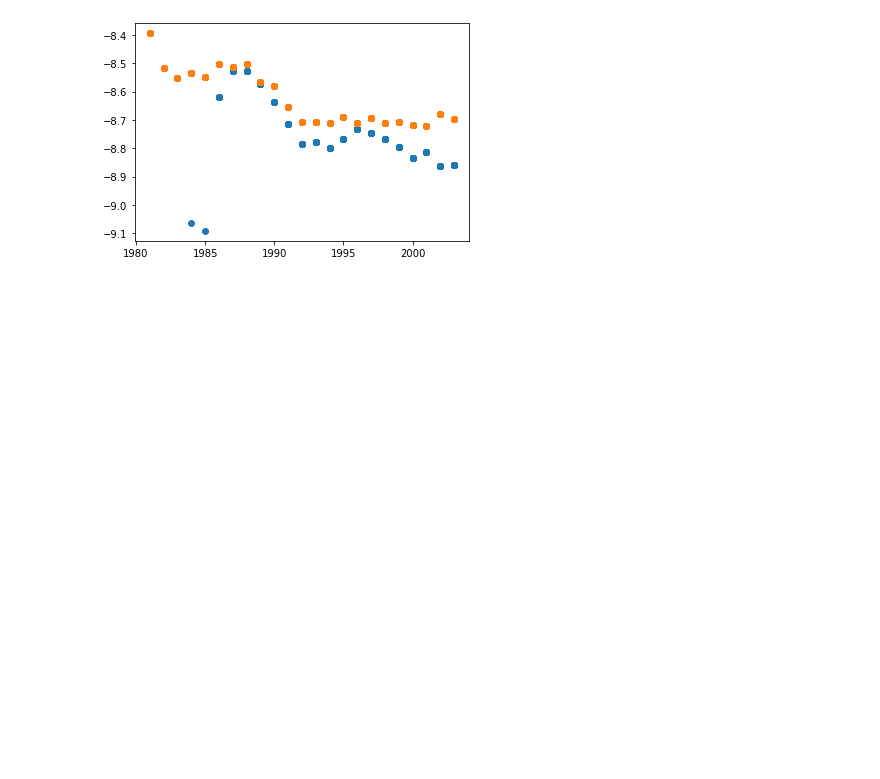
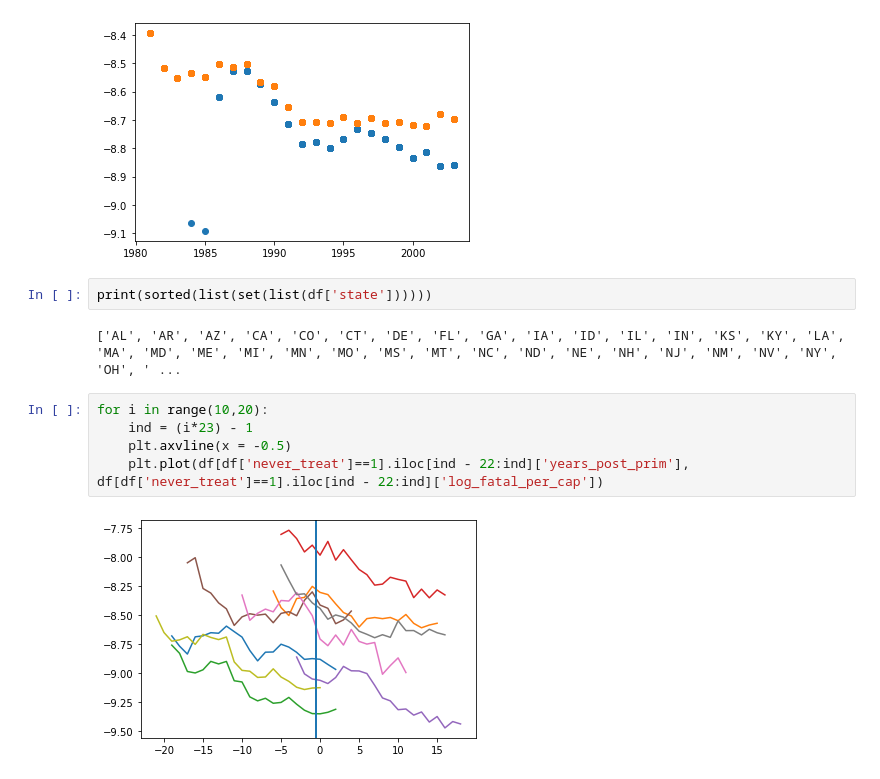
Before and after one commit to yazenkk/ARE213_Fall2023, a Jupyter notebook: PSet 2/Python/ARE213 PSet2 Question1.ipynb, the cells around one changed output. Saved outputs shown, nothing was run; the diff lists cells and outputs as text; blank space fills up the shorter version.

```diff
--- a/PSet 2/Python/ARE213 PSet2 Question1.ipynb
+++ b/PSet 2/Python/ARE213 PSet2 Question1.ipynb
@@ -355,3 +355,14 @@ plt.scatter(df[df['post'] ==0]['year'], df[df['post'] ==0]['pres_fatal'])
 # %% [output]
 <matplotlib.collections.PathCollection at 0x...>
 [figure]
+# %%
+print(sorted(list(set(list(df['state'])))))
+# %% [output]
+['AL', 'AR', 'AZ', 'CA', 'CO', 'CT', 'DE', 'FL', 'GA', 'IA', 'ID', 'IL', 'IN', 'KS', 'KY', 'LA', 'MA', 'MD', 'ME', 'MI', 'MN', 'MO', 'MS', 'MT', 'NC', 'ND', 'NE', 'NH', 'NJ', 'NM', 'NV', 'NY', 'OH', ' ...
+# %%
+for i in range(10,20):
+    ind = (i*23) - 1
+    plt.axvline(x = -0.5)
+    plt.plot(df[df['never_treat']==1].iloc[ind - 22:ind]['years_post_prim'], df[df['never_treat']==1].iloc[ind - 22:ind]['log_fatal_per_cap'])
+# %% [output]
+[figure, added]
```
